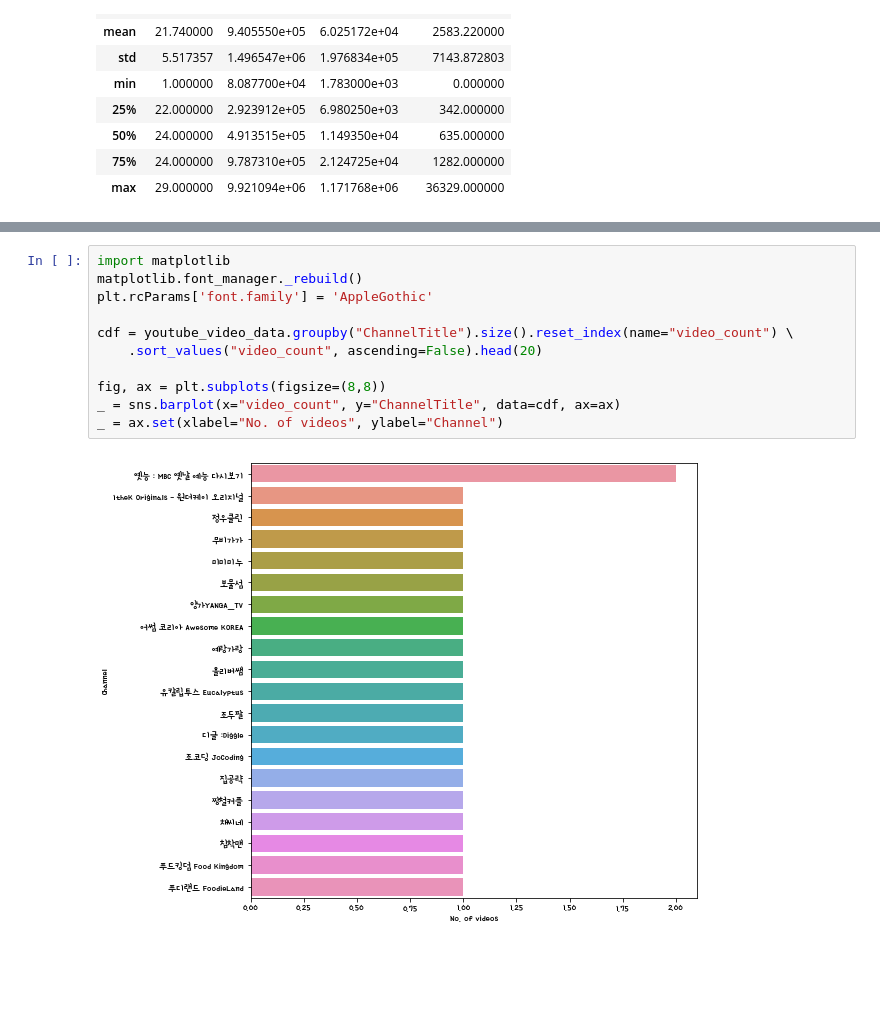
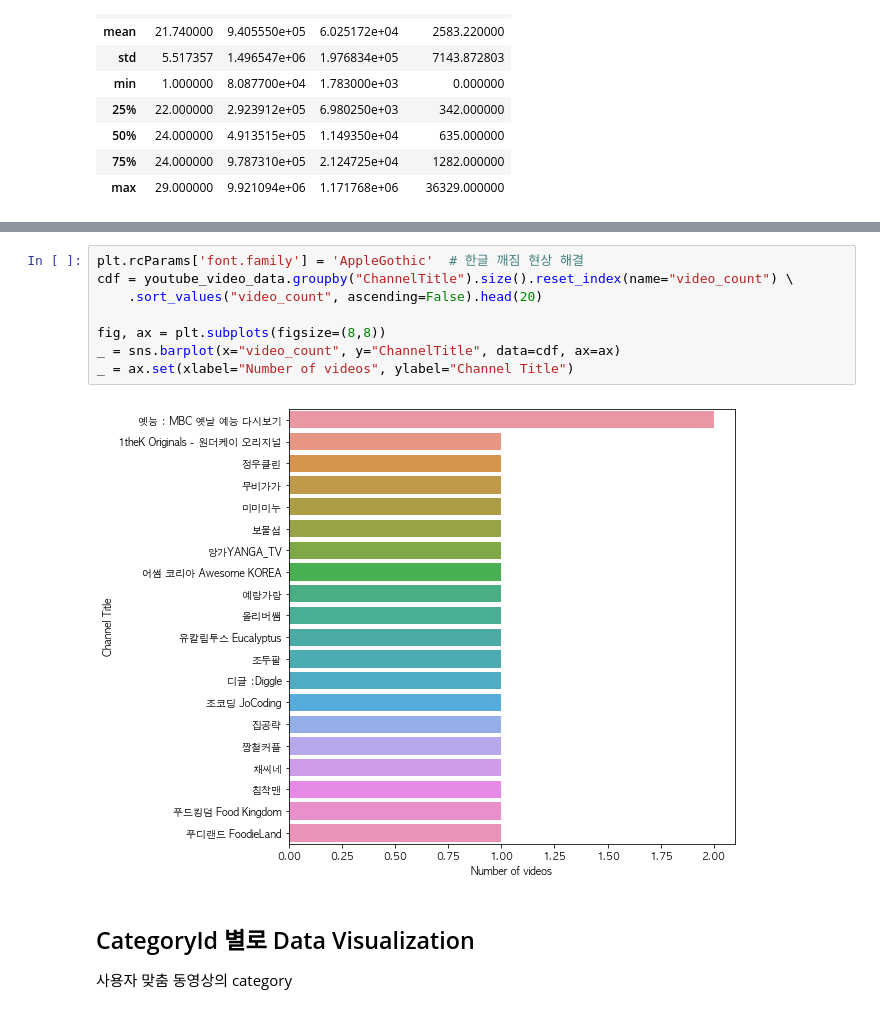
Before and after one commit to enjoy89/data_analysis_programming, a Jupyter notebook: project.ipynb, the cells around one changed output, grey strips where cells are left out. Saved outputs shown, nothing was run; the diff lists cells and outputs as text; blank space fills up the shorter version.

```diff
--- a/project.ipynb
+++ b/project.ipynb
@@ -207,13 +233,13 @@ _ = ax.set(xlabel="publishing Month", ylabel="No. of videos")
 # %%
-import matplotlib
-matplotlib.font_manager._rebuild()
-plt.rcParams['font.family'] = 'AppleGothic'
-
+plt.rcParams['font.family'] = 'AppleGothic'  # 한글 깨짐 현상 해결
 cdf = youtube_video_data.groupby("ChannelTitle").size().reset_index(name="video_count") \
     .sort_values("video_count", ascending=False).head(20)
 
 fig, ax = plt.subplots(figsize=(8,8))
 _ = sns.barplot(x="video_count", y="ChannelTitle", data=cdf, ax=ax)
-_ = ax.set(xlabel="No. of videos", ylabel="Channel")
+_ = ax.set(xlabel="Number of videos", ylabel="Channel Title")
 # %% [output]
-[figure, old version]
+[figure, new version]
+# %% [markdown]
+## CategoryId 별로 Data Visualization
+사용자 맞춤 동영상의 category
```
Also changed, not shown: parts of 16 cells of this notebook.
